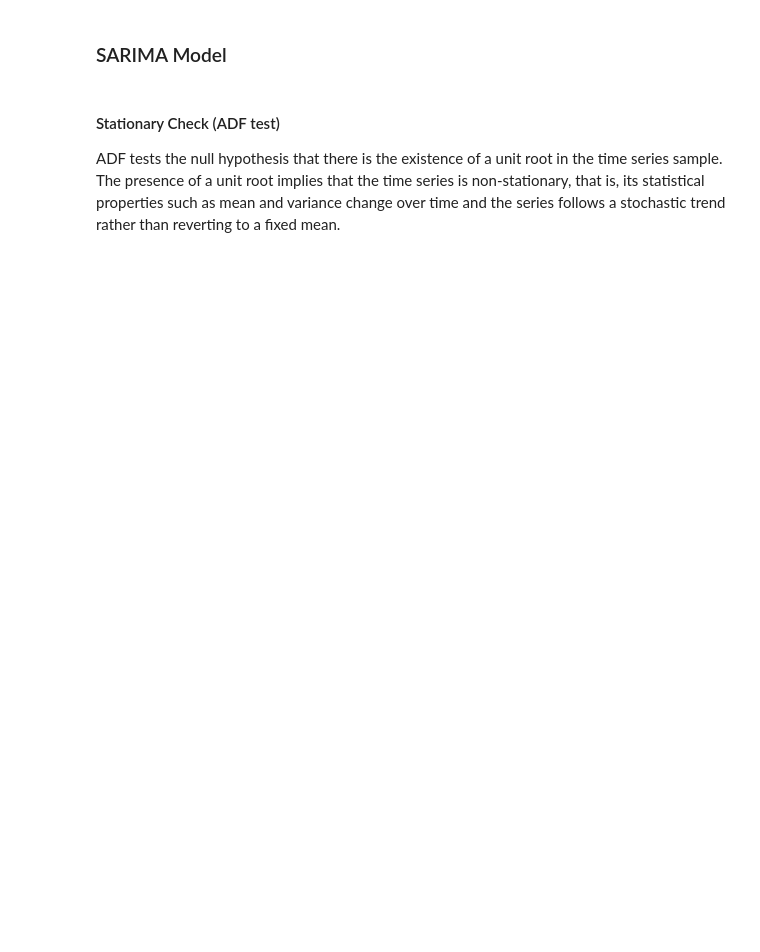
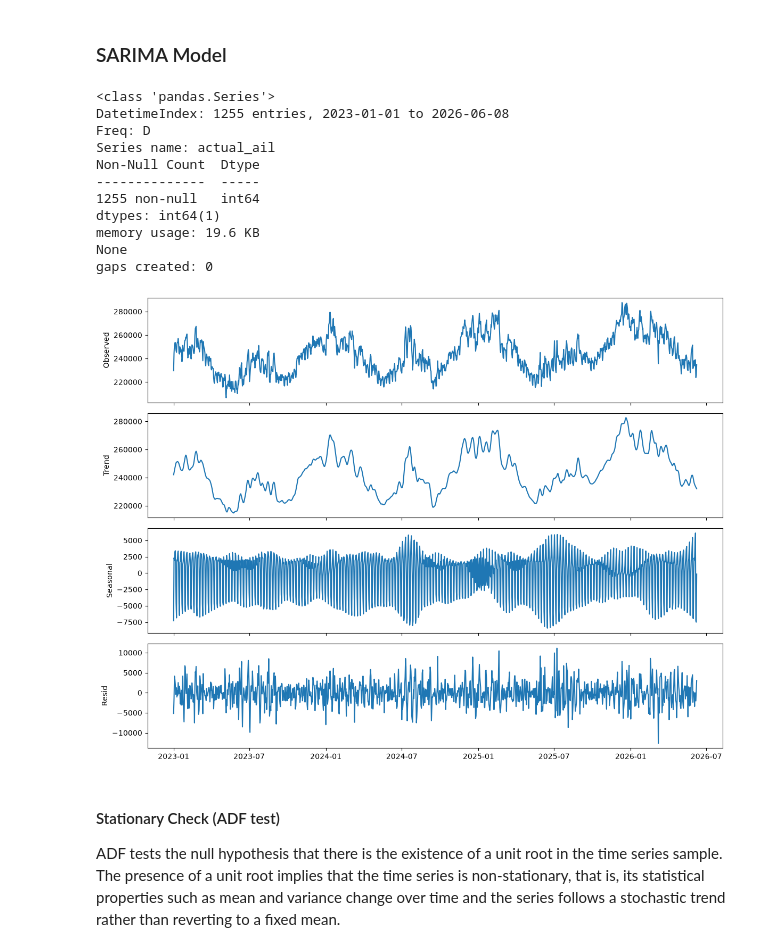
Before and after one commit to rchlmlngt/Alberta-Power-Market-Analysis, a Jupyter notebook: SARIMADailyDemandModel.ipynb, the cells around one changed output. Drawn from its saved outputs; the diff is of its cells as text; code cells hidden in the pictures; blank space fills up the shorter version.

```diff
--- a/SARIMADailyDemandModel.ipynb
+++ b/SARIMADailyDemandModel.ipynb
@@ -1,41 +1,55 @@
 # %% [markdown]
 ### SARIMA Model
 # %%
-# Demand forecast
 import pandas as pd
 import numpy as np
-from babel.dates import parse_date
+import matplotlib.pyplot as plt
 from statsmodels.tsa.statespace.sarimax import SARIMAX
 from statsmodels.tsa.stattools import adfuller
 from statsmodels.graphics.tsaplots import plot_acf, plot_pacf
-from statsmodels.tsa.seasonal import seasonal_decompose
-import matplotlib.pyplot as plt
 from statsmodels.tsa.seasonal import STL
-from sklearn.metrics import mean_absolute_error, mean_squared_error, r2_score
-
+from sklearn.metrics import mean_squared_error, mean_absolute_error
+import pmdarima as pm
+from pmdarima.model_selection import RollingForecastCV, cross_val_score
+import itertools
+import warnings
+from statsmodels.tools.sm_exceptions import ConvergenceWarning
 ################### Load Data #####################################
 AIL = pd.read_csv('data/ActualForecastData.csv', parse_dates=['date_he'])
 AIL_indexed = AIL.set_index('date_he')
 daily_sum = AIL_indexed['actual_ail'].resample('D').sum()
 daily_count = AIL_indexed['actual_ail'].resample('D').count()
 
 # Create time series.
-# Keep weeks within ±1 hour of full (handles DST: 167 and 169 are both valid)
 # Keep only days with full observations (handles DST: 23 or 25 hours)
-AIL = pd.read_csv('data/ActualForecastData.csv', parse_dates=['date_he'])
-AIL_indexed = AIL.set_index('date_he')
-daily_sum = AIL_indexed['actual_ail'].resample('D').sum()
-daily_count = AIL_indexed['actual_ail'].resample('D').count()
-
 full_day = daily_count.mode()[0]
 demand_data = daily_sum[(daily_count >= full_day - 1) & (daily_count <= full_day + 1)]
+demand_data = demand_data.asfreq('D')
 print(demand_data.info())
+print("gaps created:", demand_data.isna().sum())
+demand_data = demand_data.interpolate()
 
-stl = STL(demand_data, period=7, seasonal=13)
-result = stl.fit()
-result.plot()
-plt.tight_layout()
-plt.show()
+result = STL(demand_data, period=7, seasonal=13).fit()
+
+fig, axes = plt.subplots(4, 1, figsize=(12, 9), sharex=True)
+axes[0].plot(result.observed); axes[0].set_ylabel('Observed')
+axes[1].plot(result.trend);    axes[1].set_ylabel('Trend')
+axes[2].plot(result.seasonal); axes[2].set_ylabel('Seasonal')
+axes[3].plot(result.resid);    axes[3].set_ylabel('Resid')
+plt.tight_layout(); plt.show()
+# %% [output]
+<class 'pandas.Series'>
+DatetimeIndex: 1255 entries, 2023-01-01 to 2026-06-08
+Freq: D
+Series name: actual_ail
+Non-Null Count  Dtype
+--------------  -----
+1255 non-null   int64
+dtypes: int64(1)
+memory usage: 19.6 KB
+None
+gaps created: 0
+[figure, added]
 # %% [markdown]
 #### Stationary Check (ADF test)
 ADF tests the null hypothesis that there is the existence of a unit root in the time series sample.
```
Also changed, not shown: parts of 5 cells of this notebook.
